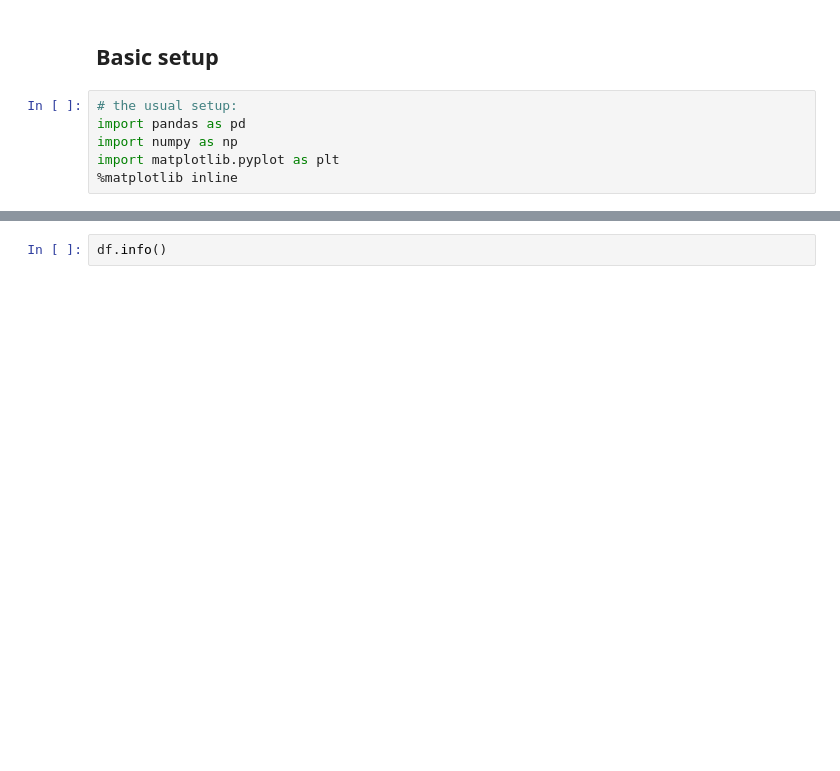
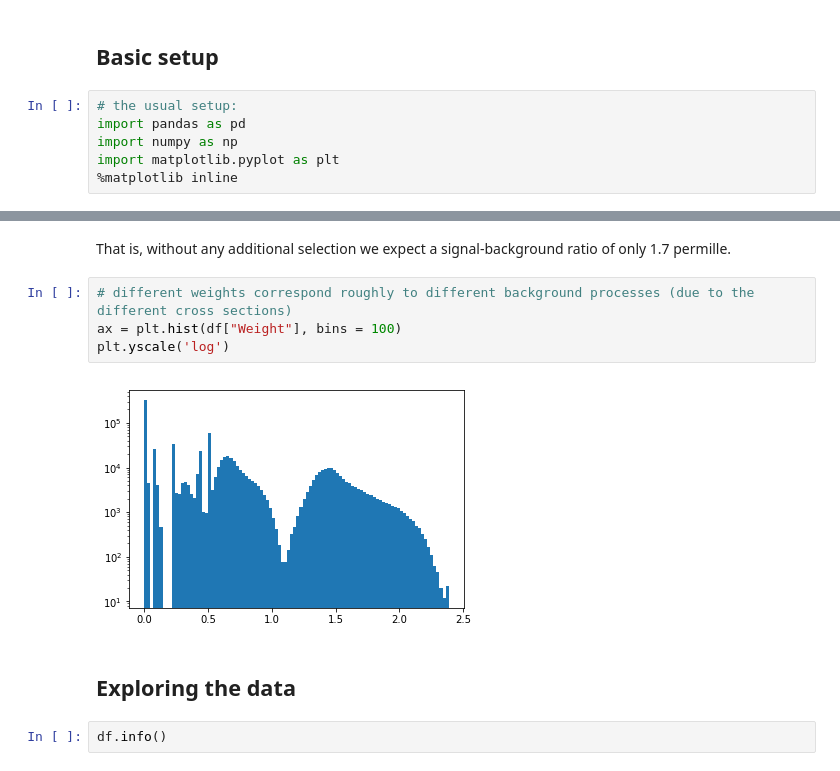
Before and after one commit to gdxd/LMU_DA_ML_19, a Jupyter notebook: HiggsChallenge.ipynb, the cells around one changed output, grey strips where cells are left out. Cells and saved outputs as stored; diff of their text form; blank space fills up the shorter version.

```diff
--- a/HiggsChallenge.ipynb
+++ b/HiggsChallenge.ipynb
@@ -18,3 +57,13 @@ len(dfread)
+# %% [markdown]
+That is, without any additional selection we expect a signal-background ratio of only 1.7 permille.
+# %%
+# different weights correspond roughly to different background processes (due to the different cross sections)
+ax = plt.hist(df["Weight"], bins = 100)
+plt.yscale('log')
+# %% [output]
+[figure, added]
+# %% [markdown]
+## Exploring the data
 # %%
 df.info()
 # %% [output]
```
Also changed, not shown: parts of 46 cells of this notebook, 6 other files.
